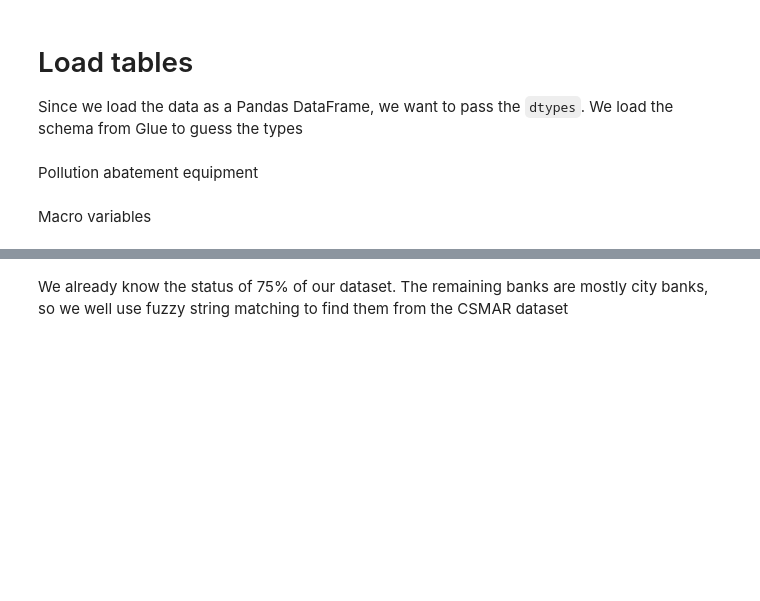
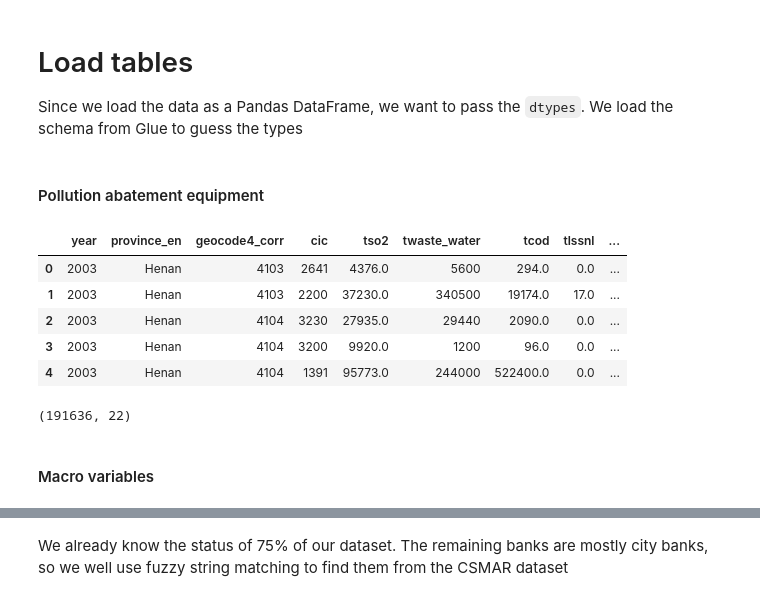
Before and after one commit to thomaspernet/pollution_credit_constraint, a Jupyter notebook: 02_data_analysis/01_model_train_evaluate/01_credit_supply/00_credit_supply.ipynb, the cells around one changed output, grey strips where cells are left out. Saved outputs shown, nothing was run; the diff lists cells and outputs as text; code cells hidden in the pictures; blank space fills up the shorter version.

```diff
--- a/02_data_analysis/01_model_train_evaluate/01_credit_supply/00_credit_supply.ipynb
+++ b/02_data_analysis/01_model_train_evaluate/01_credit_supply/00_credit_supply.ipynb
@@ -176,5 +123,5 @@ if download_data:
 # %% [markdown]
-Pollution abatement equipment
+#### Pollution abatement equipment
 # %%
 query = """
 WITH aggregate_pol AS (
@@ -182,7 +129,8 @@ WITH aggregate_pol AS (
     year,
     province_en,
     geocode4_corr,
-    ind2,
+    indus_code as cic,
+    --ind2,
     --SUM(ttoutput) as output,
     SUM(tso2) as tso2,
     SUM(twaste_water) as twaste_water,
@@ -197,7 +145,11 @@ WITH aggregate_pol AS (
     SUM(total_coal_used) as total_coal_used,
     SUM(clean_gas_used) as clean_gas_used,
     SUM(trlmxf) as trlmxf,
-    SUM(tylmxf) as tylmxf
+    SUM(tylmxf) as tylmxf,
+    SUM(tfqzlssnl) as tfqzlssnl,
+    SUM(ttlssnl) as ttlssnl,
+    AVG(tdwastegas_equip_output) as tdwastegas_equip_output,
+    AVG(tdso2_equip_output) as tdso2_equip_output
   FROM
     (
       SELECT
@@ -205,7 +157,8 @@ WITH aggregate_pol AS (
         citycode,
         province_en,
         geocode4_corr,
-        ind2,
+        -- ind2,
+        indus_code,
         --ttoutput,
         tso2,
         twaste_water,
@@ -220,43 +173,59 @@ WITH aggregate_pol AS (
         total_coal_used,
         clean_gas_used,
         trlmxf,
-        tylmxf
+        tylmxf,
+        tfqzlssnl,
+        ttlssnl,
+        tdwastegas_equip_output,
+        tdso2_equip_output
       FROM
         environment.china_city_sector_pollution
         INNER JOIN (
           SELECT
             extra_code,
             geocode4_corr,
             province_en
           FROM
             chinese_lookup.china_city_code_normalised
           GROUP BY
             extra_code,
             geocode4_corr,
             province_en
         ) as no_dup_citycode ON china_city_sector_pollution.citycode = no_dup_citycode.extra_code
     )
   GROUP BY
     year,
     province_en,
     geocode4_corr,
-    ind2
+    -- ind2
+    indus_code
 )
 SELECT *
 FROM aggregate_pol
 """
 df_pol = (s3.run_query(
             query=query,
             database=db,
             s3_output='SQL_OUTPUT_ATHENA',
-            filename=filename,  # Add filename to print dataframe
+            filename='pollution',  # Add filename to print dataframe
             destination_key='SQL_OUTPUT_ATHENA/CSV',  #Use it temporarily
             dtype = dtypes
         )
                 )
 df_pol.head()
+# %% [output]
+|  | year | province_en | geocode4_corr | cic | tso2 | twaste_water | tcod | tlssnl | ... |
+| 0 | 2003 | Henan | 4103 | 2641 | 4376.0 | 5600 | 294.0 | 0.0 | ... |
+| 1 | 2003 | Henan | 4103 | 2200 | 37230.0 | 340500 | 19174.0 | 17.0 | ... |
+| 2 | 2003 | Henan | 4104 | 3230 | 27935.0 | 29440 | 2090.0 | 0.0 | ... |
+| 3 | 2003 | Henan | 4104 | 3200 | 9920.0 | 1200 | 96.0 | 0.0 | ... |
+| 4 | 2003 | Henan | 4104 | 1391 | 95773.0 | 244000 | 522400.0 | 0.0 | ... |
-# %% [markdown]
-Macro variables
+# %%
+df_pol.shape
+# %% [output]
+(191636, 22)
+# %% [markdown]
+#### Macro variables
 # %%
 query = """
 SELECT no_dup_citycode.geocode4_corr,  year,
```
Also changed, not shown: parts of 112 cells of this notebook, 1 other file.
